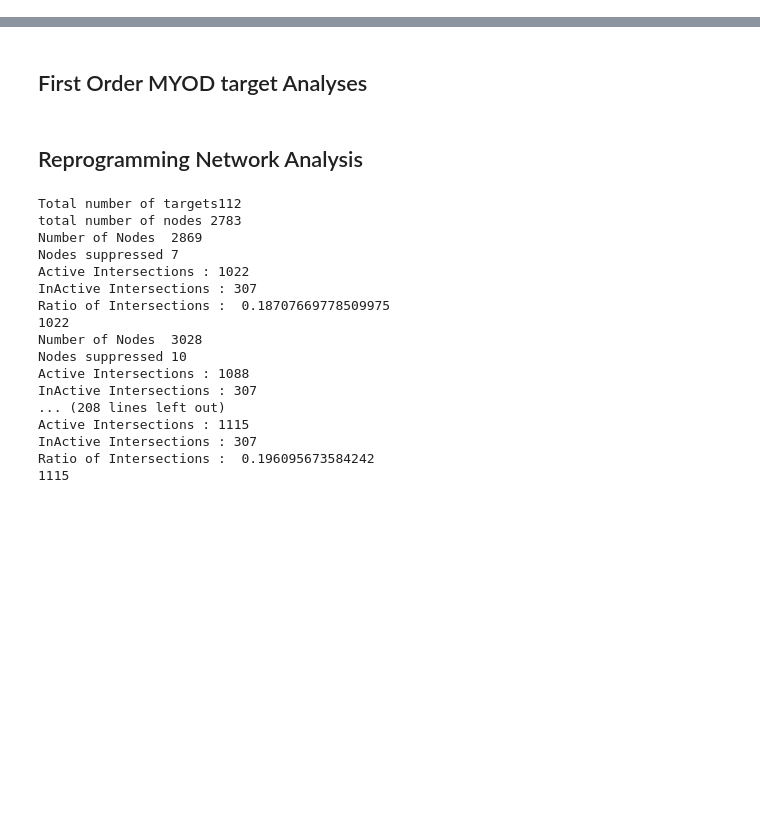
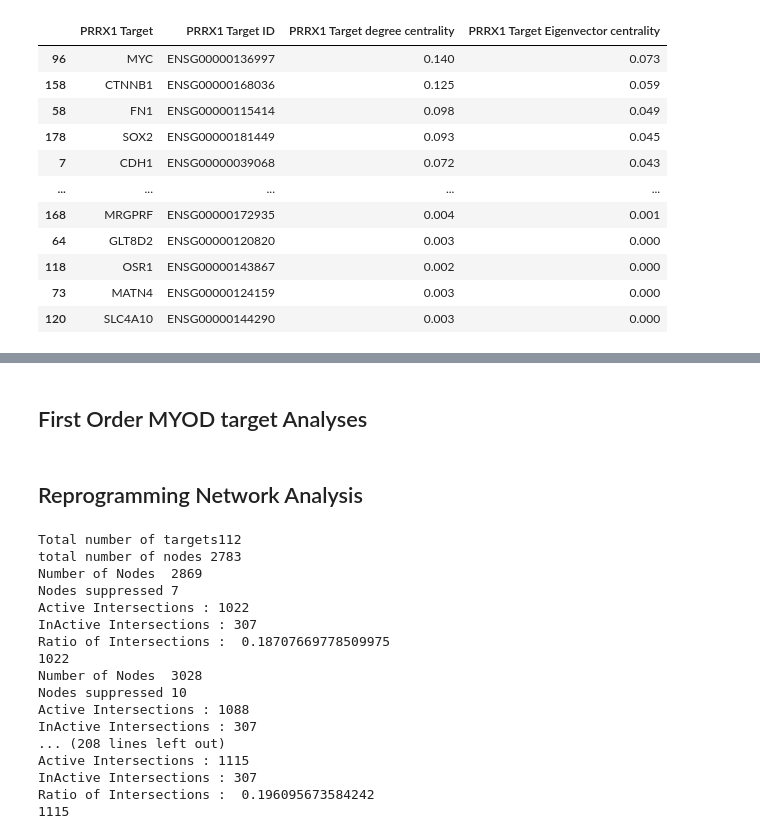
Before and after one commit to imnuvi/HardWiredGenome, a Jupyter notebook: Network_Operations.ipynb, the cells around one changed output, grey strips where cells are left out. Cells and saved outputs as stored; diff of their text form; code cells hidden in the pictures; blank space fills up the shorter version.

```diff
--- a/Network_Operations.ipynb
+++ b/Network_Operations.ipynb
@@ -104,0 +136,18 @@ ordering 18582 genes
+# %%
+myod = gene_name_id_map.get('MYOD1')
+prrx = gene_name_id_map.get('PRRX1')
+
+nodelist = a_matrix_adata.obs_names
+
+
+myod_targets = GUtils.get_gene_targets(b_matrix, myod, nodelist)
+myod_influencers, _ = GUtils.get_influencers(myod)
+
+
+prrx_targets = GUtils.get_gene_targets(b_matrix, prrx, nodelist)
+prrx_influencers, _ = GUtils.get_influencers(prrx)
+
+print(myod_targets)
+print(myod_influencers)
+print(prrx_targets)
+print(prrx_influencers)
@@ -104,0 +172,69 @@ ordering 18582 genes
+# %%
+
+def calculate_results_for_TF(TF, state, targetlist):
+
+    global degree_centrality, eigenvector_centrality
+    results_dict = {f"{TF} {state}": [], f"{TF} {state} ID": [],
+                    f"{TF} {state} degree centrality": [],
+                   #  f"{TF} {state} Betweenness Centrality": [],
+                   f"{TF} {state} Eigenvector centrality": [],
+                   }
+
+
+
+    targs = []
+    targids = []
+    degrees = []
+    eigens = []
+    for target in targetlist:
+        degree = degree_centrality[target]
+        eigen = eigenvector_centrality[target]
+        # between = betweenness_centrality[target]
+        degrees.append(round(degree, 3))
+        targs.append(gene_id_name_map.get(target))
+        targids.append(target)
+        eigens.append(round(eigen, 3))
+
+
+    results_dict[f"{TF} {state}"] = targs
+    results_dict[f"{TF} {state} ID"] = targids
+    results_dict[f"{TF} {state} Eigenvector centrality"] = eigens
+    results_dict[f"{TF} {state} degree centrality"] = degrees
+    # results_dict[f"{TF} {state} Betweenness Centrality"] = between
+
+    resdf = pd.DataFrame(results_dict)
+    resdf = resdf.sort_values(by=f'{TF} {state} Eigenvector centrality', ascending=False)
+    resdf.to_csv(f'{TF} {state}.csv', index=False)
+    return resdf
+
+TF = 'MYOD'
+state = 'Influencer'
+calculate_results_for_TF(TF, state, list(myod_influencers))
+
+
+TF = 'MYOD'
+state = 'Target'
+calculate_results_for_TF(TF, state, list(myod_targets))
+
+
+TF = 'PRRX1'
+state = 'Influencer'
+calculate_results_for_TF(TF, state, list(prrx_influencers))
+
+
+TF = 'PRRX1'
+state = 'Target'
+calculate_results_for_TF(TF, state, list(prrx_targets))
+# %% [output]
+|  | PRRX1 Target | PRRX1 Target ID | PRRX1 Target degree centrality | PRRX1 Target Eigenvector centrality |
+| 96 | MYC | ENSG00000136997 | 0.140 | 0.073 |
+| 158 | CTNNB1 | ENSG00000168036 | 0.125 | 0.059 |
+| 58 | FN1 | ENSG00000115414 | 0.098 | 0.049 |
+| 178 | SOX2 | ENSG00000181449 | 0.093 | 0.045 |
+| 7 | CDH1 | ENSG00000039068 | 0.072 | 0.043 |
+| ... | ... | ... | ... | ... |
+| 168 | MRGPRF | ENSG00000172935 | 0.004 | 0.001 |
+| 64 | GLT8D2 | ENSG00000120820 | 0.003 | 0.000 |
+| 118 | OSR1 | ENSG00000143867 | 0.002 | 0.000 |
+| 73 | MATN4 | ENSG00000124159 | 0.003 | 0.000 |
+| 120 | SLC4A10 | ENSG00000144290 | 0.003 | 0.000 |
```
Also changed, not shown: parts of 9 cells of this notebook, 7 other files.
